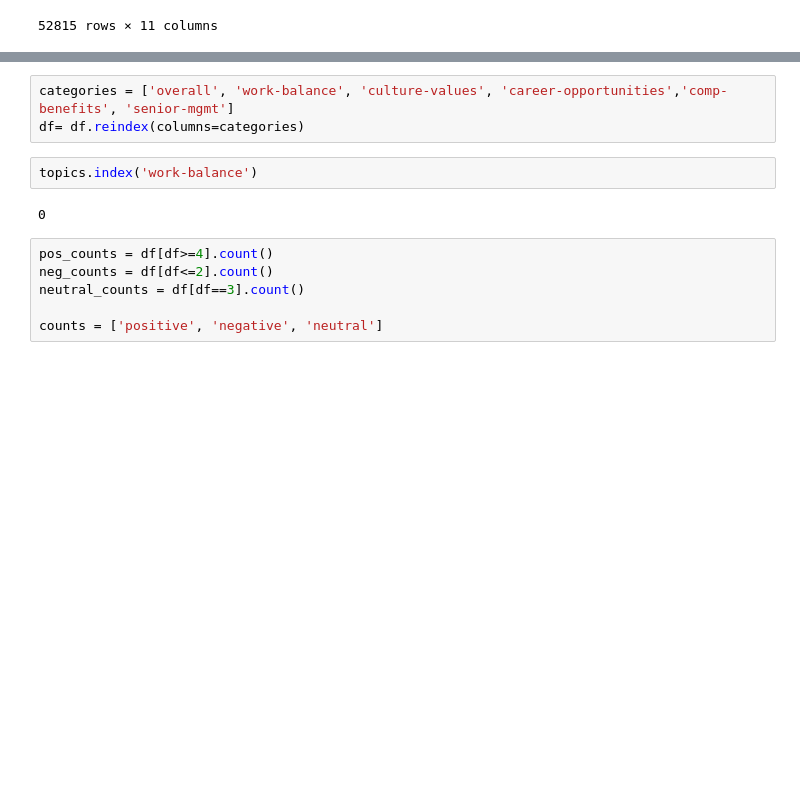
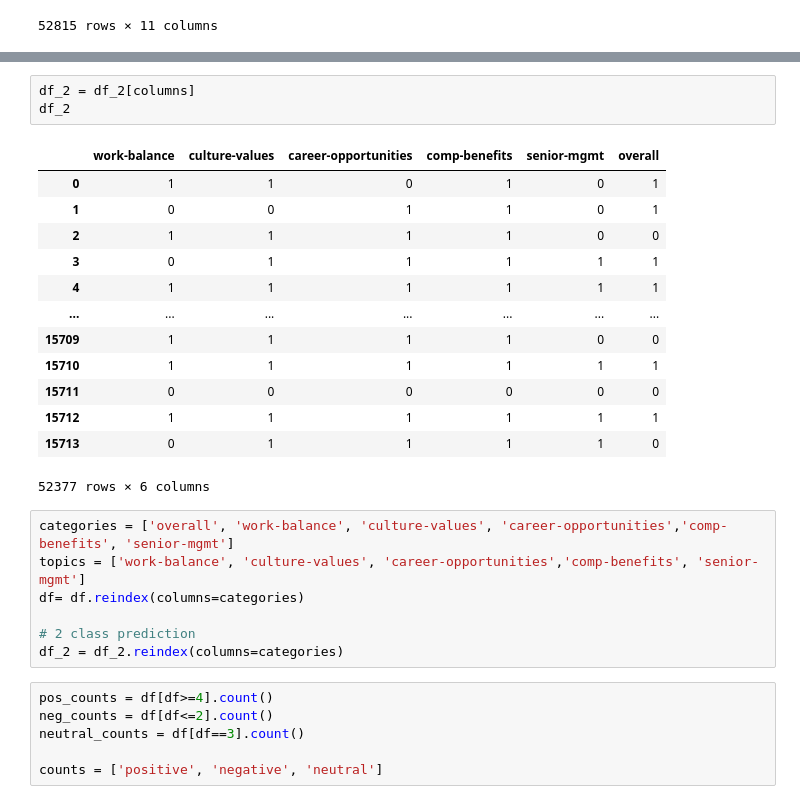
Before and after one commit to theresa-sporn/WorkforceSentimentMonitoring, a Jupyter notebook: notebooks/gceline_frontend_streamlit_v2.ipynb, the cells around one changed output, grey strips where cells are left out. Drawn from its saved outputs; the diff is of its cells as text; blank space fills up the shorter version.

```diff
--- a/notebooks/gceline_frontend_streamlit_v2.ipynb
+++ b/notebooks/gceline_frontend_streamlit_v2.ipynb
@@ -129,13 +82,30 @@ df
 | 29270 | 1 | 1 | 1 | 3 | 1 | 1 |
 | 29271 | 4 | 4 | 4 | 3 | 4 | 4 |
 52815 rows × 6 columns
+# %%
+df_2 = df_2[columns]
+df_2
+# %% [output]
+|  | work-balance | culture-values | career-opportunities | comp-benefits | senior-mgmt | overall |
+| 0 | 1 | 1 | 0 | 1 | 0 | 1 |
+| 1 | 0 | 0 | 1 | 1 | 0 | 1 |
+| 2 | 1 | 1 | 1 | 1 | 0 | 0 |
+| 3 | 0 | 1 | 1 | 1 | 1 | 1 |
+| 4 | 1 | 1 | 1 | 1 | 1 | 1 |
+| ... | ... | ... | ... | ... | ... | ... |
+| 15709 | 1 | 1 | 1 | 1 | 0 | 0 |
+| 15710 | 1 | 1 | 1 | 1 | 1 | 1 |
+| 15711 | 0 | 0 | 0 | 0 | 0 | 0 |
+| 15712 | 1 | 1 | 1 | 1 | 1 | 1 |
+| 15713 | 0 | 1 | 1 | 1 | 1 | 0 |
+52377 rows × 6 columns
 # %%
 categories = ['overall', 'work-balance', 'culture-values', 'career-opportunities','comp-benefits', 'senior-mgmt']
+topics = ['work-balance', 'culture-values', 'career-opportunities','comp-benefits', 'senior-mgmt']
 df= df.reindex(columns=categories)
+
+# 2 class prediction
+df_2 = df_2.reindex(columns=categories)
-# %%
-topics.index('work-balance')
-# %% [output]
-0
 # %%
 pos_counts = df[df>=4].count()
 neg_counts = df[df<=2].count()
```
Also changed, not shown: parts of 39 cells of this notebook, 1 other file.
